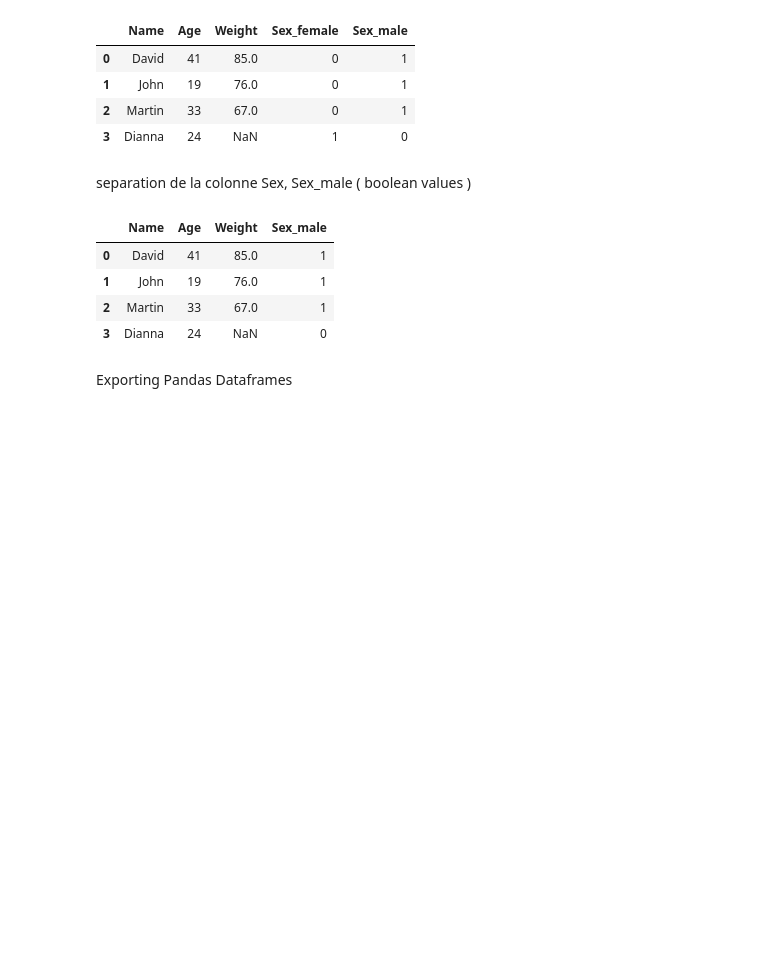
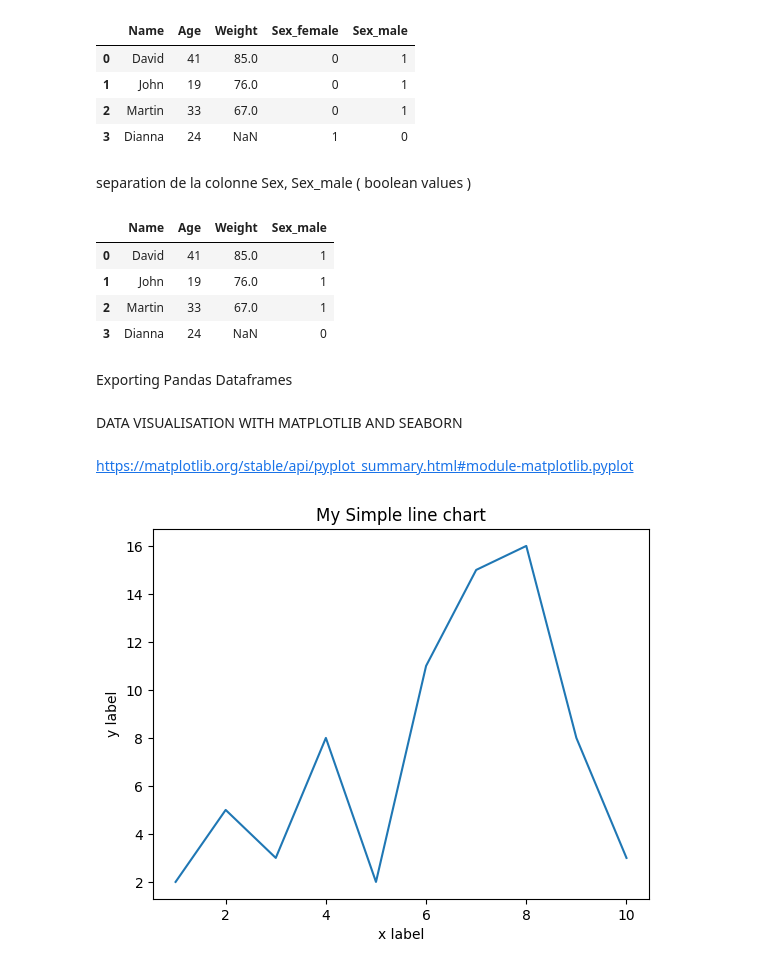
Before and after one commit to esaid/MachineLearning_pandas, a Jupyter notebook: Tutorial_ML.ipynb, the cells around one changed output. Drawn from its saved outputs; the diff is of its cells as text; code cells hidden in the pictures; blank space fills up the shorter version.

```diff
--- a/Tutorial_ML.ipynb
+++ b/Tutorial_ML.ipynb
@@ -816,3 +816,7 @@ df.to_csv('output1.csv')
 df.to_csv('output1.csv' , index=False)
 # %%
 df.to_csv('output1.csv' , index=False, header=None)
+# %% [markdown]
+DATA VISUALISATION WITH MATPLOTLIB AND SEABORN
+# %% [markdown]
+https://matplotlib.org/stable/api/pyplot_summary.html#module-matplotlib.pyplot
@@ -818,0 +825,12 @@ df.to_csv('output1.csv' , index=False, header=None)
+# %%
+x =[1,2,3,4,5,6,7,8,9,10]
+y1 = [2,5,3,8,2,11,15,16,8,3]
+y2 = [6,7,2,12,1,14,12,10,4,2]
+# %%
+plt.plot(x,y1)
+plt.xlabel('x label')
+plt.ylabel('y label')
+plt.title('My Simple line chart')
+plt.show()
+# %% [output]
+[figure, added]
```
Also changed, not shown: parts of 45 cells of this notebook.
